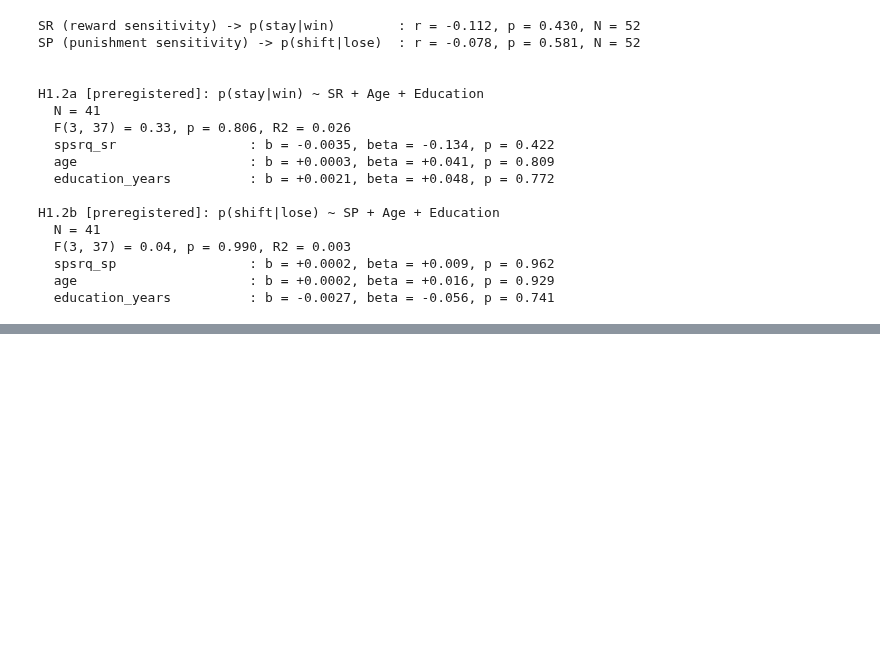
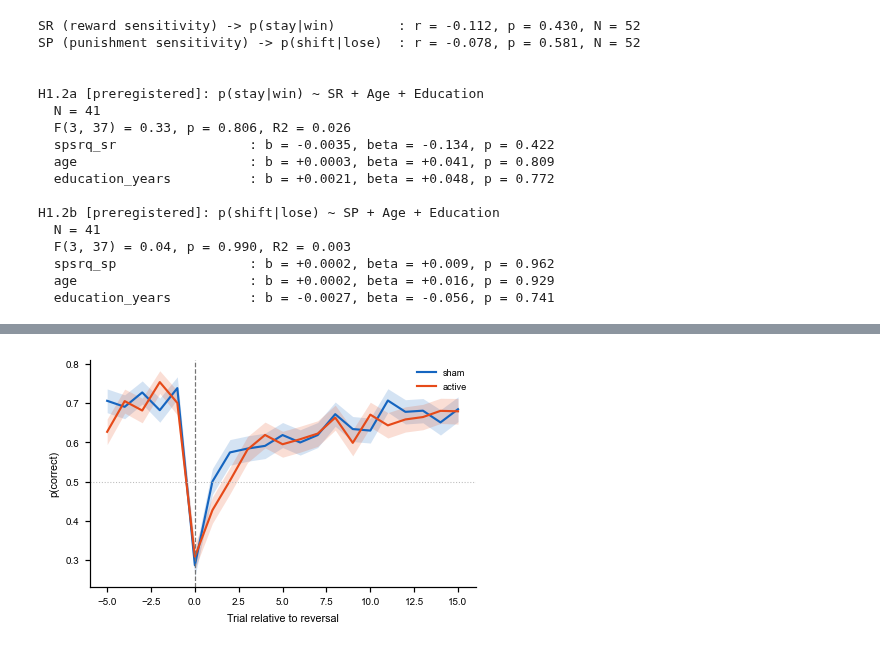
Before and after one commit to DVS-Lab/tacs_bandit, a Jupyter notebook: code/results_paper.ipynb, the cells around one changed output, grey strips where cells are left out. Cells and saved outputs as stored; diff of their text form; code cells hidden in the pictures; blank space fills up the shorter version.

Commit message:
update H1 and reversal learning

```diff
--- a/code/results_paper.ipynb
+++ b/code/results_paper.ipynb
@@ -243,13 +243,21 @@ if SAMPLE == 'dissertation':
 
         check_cols = ['sham_p_stay_win', 'sham_p_shift_lose', 'sham_accuracy',
                       'sham_alpha', 'sham_beta', 'theta_p95']
+
+        # Relative tolerance, not absolute. These parameters live on very
+        # different scales — WSLS rates are bounded in [0, 1] while theta_p95
+        # runs to several hundred percent — so a fixed absolute threshold
+        # flags floating-point noise on the large ones as a real difference.
+        RTOL, ATOL = 0.01, 1e-6
         unexpected = set()
         for col in check_cols:
             a, b = merged.get(f'{col}_old'), merged.get(f'{col}_new')
             if a is None or b is None:
                 continue
             both = a.notna() & b.notna()
-            differing = merged.loc[both & ((a - b).abs() > 0.01), 'subject_id']
+            close = np.isclose(a.where(both), b.where(both),
+                               rtol=RTOL, atol=ATOL, equal_nan=True)
+            differing = merged.loc[both & ~close, 'subject_id']
             unexpected |= set(differing) - EXPECTED_DIFFERENCES
             print(f'  {col:20s}: n={both.sum():2d}, '
                   f'differing={sorted(set(differing))}')
@@ -695,0 +792,36 @@ H1.2b [preregistered]: p(shift|lose) ~ SP + Age + Education
+# %%
+# ============================================================================
+# 3.3 Figure — reversal-locked accuracy by condition
+# ============================================================================
+
+rev_window = trials[trials['in_rev_window'] &
+                    trials['condition'].isin(['sham', 'active'])].copy()
+
+# `correct` arrives as object dtype (True/False stored as Python bools), and
+# aggregating it keeps the object dtype, which matplotlib's fill_between then
+# rejects. Coerce once here rather than casting at every use.
+rev_window['correct_num'] = pd.to_numeric(rev_window['correct'], errors='coerce')
+
+curves = (rev_window.groupby(['condition', 'trial_from_rev'])['correct_num']
+                    .agg(['mean', 'sem', 'count']).reset_index())
+for col in ['mean', 'sem']:
+    curves[col] = curves[col].astype(float)
+
+fig, ax = plt.subplots(figsize=(WIDTH_1_5COL, WIDTH_1COL * 0.8))
+
+for cond, color in [('sham', SHAM_COLOR), ('active', ACTIVE_COLOR)]:
+    c = curves[curves['condition'] == cond].sort_values('trial_from_rev')
+    if len(c) == 0:
+        continue
+    ax.plot(c['trial_from_rev'], c['mean'], '-', color=color, lw=1.4, label=cond)
+    ax.fill_between(c['trial_from_rev'], c['mean'] - c['sem'], c['mean'] + c['sem'],
+                    color=color, alpha=0.18, linewidth=0)
+
+ax.axvline(0, color='#757575', ls='--', lw=0.8)
+ax.axhline(0.5, color='#BDBDBD', ls=':', lw=0.7)
+style_ax(ax, xlabel='Trial relative to reversal', ylabel='p(correct)')
+ax.legend(frameon=False, fontsize=FONT_LEGEND)
+savefig(fig, 'fig_reversal_locked_accuracy')
+plt.show()
+# %% [output]
+[figure, added]
```
Also changed, not shown: parts of 3 cells of this notebook, 12 other files.
